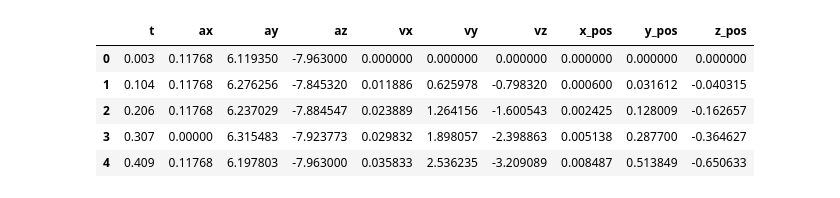
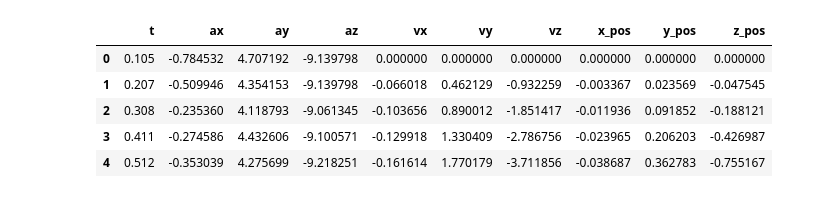
Before and after one commit to pl8n4/microbit-accelerometer-classifier, a Jupyter notebook: analysis.ipynb, the cells around one changed output. Cells and saved outputs as stored; diff of their text form; code cells hidden in the pictures.

```diff
--- a/analysis.ipynb
+++ b/analysis.ipynb
@@ -47,16 +49,16 @@ def process_data(data):
 # %%
 # Read and preprocess the dataset.
 # Replace "data/trial1.csv" with the correct path if needed.
-data = pd.read_csv("data/trial3.csv")
+data = pd.read_csv("data/trial1.csv")
 data = process_data(data)
 data.head()
 # %% [output]
 |  | t | ax | ay | az | vx | vy | vz | x_pos | y_pos | z_pos |
-| 0 | 0.003 | 0.11768 | 6.119350 | -7.963000 | 0.000000 | 0.000000 | 0.000000 | 0.000000 | 0.000000 | 0.000000 |
-| 1 | 0.104 | 0.11768 | 6.276256 | -7.845320 | 0.011886 | 0.625978 | -0.798320 | 0.000600 | 0.031612 | -0.040315 |
-| 2 | 0.206 | 0.11768 | 6.237029 | -7.884547 | 0.023889 | 1.264156 | -1.600543 | 0.002425 | 0.128009 | -0.162657 |
-| 3 | 0.307 | 0.00000 | 6.315483 | -7.923773 | 0.029832 | 1.898057 | -2.398863 | 0.005138 | 0.287700 | -0.364627 |
-| 4 | 0.409 | 0.11768 | 6.197803 | -7.963000 | 0.035833 | 2.536235 | -3.209089 | 0.008487 | 0.513849 | -0.650633 |
+| 0 | 0.105 | -0.784532 | 4.707192 | -9.139798 | 0.000000 | 0.000000 | 0.000000 | 0.000000 | 0.000000 | 0.000000 |
+| 1 | 0.207 | -0.509946 | 4.354153 | -9.139798 | -0.066018 | 0.462129 | -0.932259 | -0.003367 | 0.023569 | -0.047545 |
+| 2 | 0.308 | -0.235360 | 4.118793 | -9.061345 | -0.103656 | 0.890012 | -1.851417 | -0.011936 | 0.091852 | -0.188121 |
+| 3 | 0.411 | -0.274586 | 4.432606 | -9.100571 | -0.129918 | 1.330409 | -2.786756 | -0.023965 | 0.206203 | -0.426987 |
+| 4 | 0.512 | -0.353039 | 4.275699 | -9.218251 | -0.161614 | 1.770179 | -3.711856 | -0.038687 | 0.362783 | -0.755167 |
 # %%
 # Visualize the acceleration signals.
 plt.figure(figsize=(10, 6))
```
Also changed, not shown: parts of 5 cells of this notebook.
